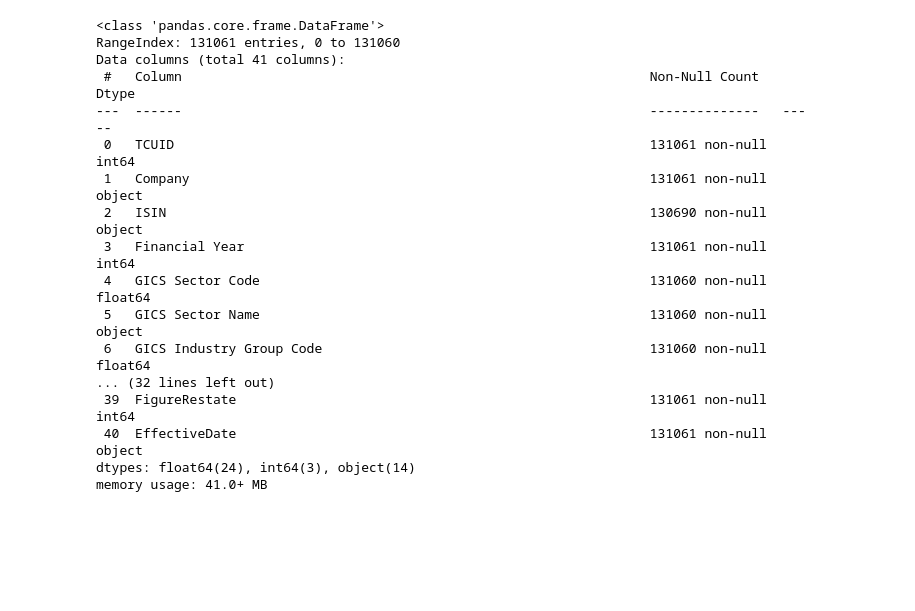
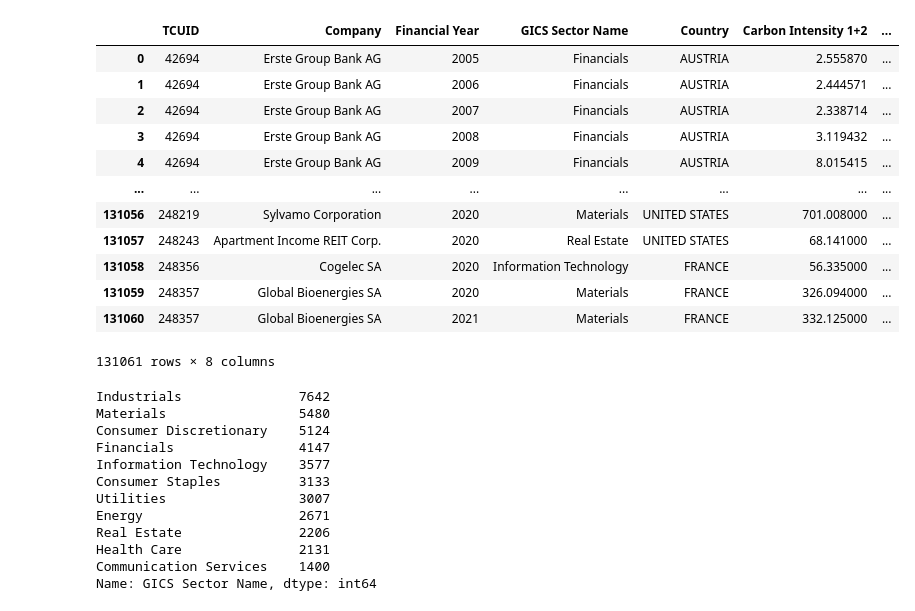
Before and after one commit to leocmcheung/carbon-forecast, a Jupyter notebook: notebooks/leo-D4.ipynb, the cells around one changed output. Drawn from its saved outputs; the diff is of its cells as text; code cells hidden in the pictures; blank space fills up the shorter version.

Commit message:
EDA and data cleaning on all_features.csv

```diff
--- a/notebooks/leo-D4.ipynb
+++ b/notebooks/leo-D4.ipynb
@@ -5,5 +5,6 @@
 import pandas as pd
 import numpy as np
 from carbon_forecast.utils.data_related import show_sector
+pd.set_option('display.max_columns', None)
 # %%
 df = pd.read_csv("../raw_data/Historical_Emissions.csv")
@@ -25,20 +11,35 @@ Name: GICS Sector Name, dtype: int64
 # %%
-df.info()
+df["Carbon Intensity 1+2"] = df["Carbon Intensity-Scope 1 (tonnes CO2e/USD mn)"] + df["Carbon Intensity-Scope 2 (tonnes CO2e/USD mn)"]
+df
+df_cleanse = df[["TCUID", "Company", "Financial Year", "GICS Sector Name", "Country", "Carbon Intensity 1+2", "Carbon-Weighted Disclosure (%)", "Revenue (USD mn)" ]]
+df_cleanse
 # %% [output]
+|  | TCUID | Company | Financial Year | GICS Sector Name | Country | Carbon Intensity 1+2 | ... |
+| 0 | 42694 | Erste Group Bank AG | 2005 | Financials | AUSTRIA | 2.555870 | ... |
+| 1 | 42694 | Erste Group Bank AG | 2006 | Financials | AUSTRIA | 2.444571 | ... |
+| 2 | 42694 | Erste Group Bank AG | 2007 | Financials | AUSTRIA | 2.338714 | ... |
+| 3 | 42694 | Erste Group Bank AG | 2008 | Financials | AUSTRIA | 3.119432 | ... |
+| 4 | 42694 | Erste Group Bank AG | 2009 | Financials | AUSTRIA | 8.015415 | ... |
+| ... | ... | ... | ... | ... | ... | ... | ... |
+| 131056 | 248219 | Sylvamo Corporation | 2020 | Materials | UNITED STATES | 701.008000 | ... |
+| 131057 | 248243 | Apartment Income REIT Corp. | 2020 | Real Estate | UNITED STATES | 68.141000 | ... |
+| 131058 | 248356 | Cogelec SA | 2020 | Information Technology | FRANCE | 56.335000 | ... |
+| 131059 | 248357 | Global Bioenergies SA | 2020 | Materials | FRANCE | 326.094000 | ... |
+| 131060 | 248357 | Global Bioenergies SA | 2021 | Materials | FRANCE | 332.125000 | ... |
-<class 'pandas.core.frame.DataFrame'>
-RangeIndex: 131061 entries, 0 to 131060
-Data columns (total 41 columns):
- #   Column                                                            Non-Null Count   Dtype
----  ------                                                            --------------   -----
- 0   TCUID                                                             131061 non-null  int64
- 1   Company                                                           131061 non-null  object
- 2   ISIN                                                              130690 non-null  object
- 3   Financial Year                                                    131061 non-null  int64
- 4   GICS Sector Code                                                  131060 non-null  float64
- 5   GICS Sector Name                                                  131060 non-null  object
- 6   GICS Industry Group Code                                          131060 non-null  float64
-... (32 lines left out)
- 39  FigureRestate                                                     131061 non-null  int64
- 40  EffectiveDate                                                     131061 non-null  object
-dtypes: float64(24), int64(3), object(14)
-memory usage: 41.0+ MB
+131061 rows × 8 columns
+# %%
+disclosing = df_cleanse[df_cleanse["Carbon-Weighted Disclosure (%)"] > 0]
+disclosing["GICS Sector Name"].value_counts()
+# %% [output]
+Industrials               7642
+Materials                 5480
+Consumer Discretionary    5124
+Financials                4147
+Information Technology    3577
+Consumer Staples          3133
+Utilities                 3007
+Energy                    2671
+Real Estate               2206
+Health Care               2131
+Communication Services    1400
+Name: GICS Sector Name, dtype: int64
```
Also changed, not shown: parts of 16 cells of this notebook.
